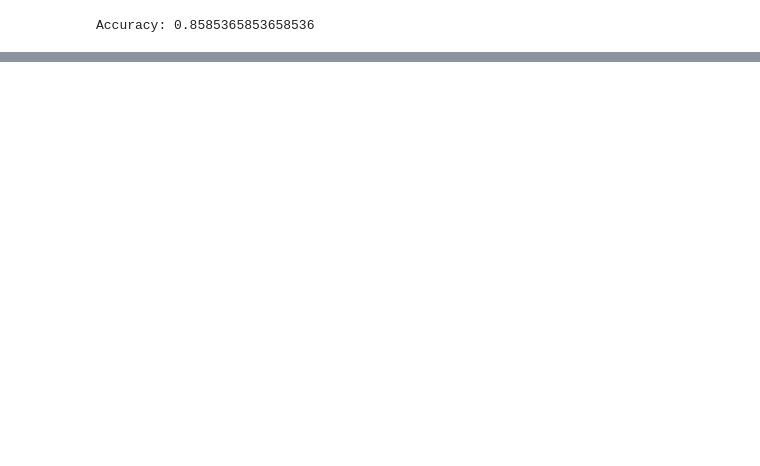
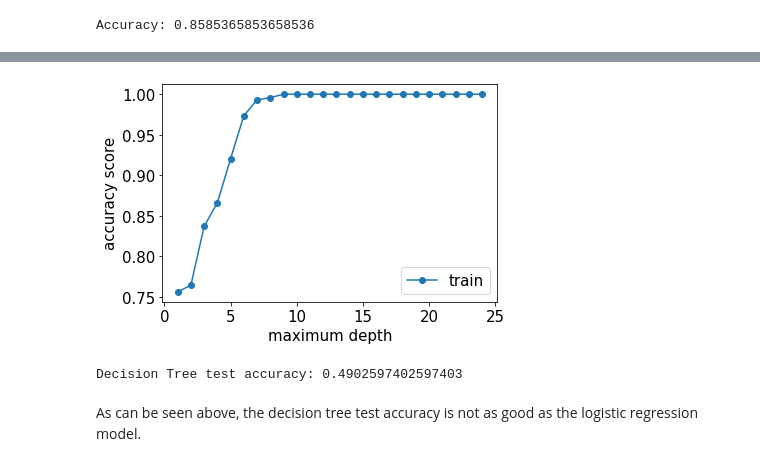
Before and after one commit to puneetsran/supervised_learning_project, a Jupyter notebook: supervised_learning_project.ipynb, the cells around one changed output, grey strips where cells are left out. Drawn from its saved outputs; the diff is of its cells as text; code cells hidden in the pictures; blank space fills up the shorter version.

```diff
--- a/supervised_learning_project.ipynb
+++ b/supervised_learning_project.ipynb
@@ -426,0 +479,49 @@ plt.show()
+# %%
+# Scale data
+from sklearn.preprocessing import StandardScaler
+
+# instantiate it
+scaler = StandardScaler()
+
+# Fit it on the training data
+scaler.fit(X_train)
+
+# Transform
+X_train_s = scaler.transform(X_train)
+X_test_s = scaler.transform(X_test)
+# %%
+# decision tree model
+from sklearn.tree import DecisionTreeClassifier
+
+# Define range of hyperparameter values
+depth_values = range(1,25)
+
+train_scores = []
+
+for d in depth_values:
+
+    # Instnatiate & fit a model
+    dt = DecisionTreeClassifier(max_depth=d)
+    dt.fit(X_train_s, y_train)
+
+    # Evaluate on train & validation
+    train_scores.append(dt.score(X_train_s, y_train))
+# %%
+plt.figure()
+plt.plot(depth_values, train_scores, label='train', marker='o')
+plt.xlabel('maximum depth')
+plt.ylabel('accuracy score')
+plt.legend()
+plt.show()
+# %% [output]
+[figure, added]
+# %%
+# re-fit models
+# Fit optimized DT
+dt_opt = DecisionTreeClassifier(max_depth = 2)
+dt_opt.fit(X_train_s, y_train)
+print('Decision Tree test accuracy:', dt_opt.score(X_test, y_test))
+# %% [output]
+Decision Tree test accuracy: 0.4902597402597403
+# %% [markdown]
+As can be seen above, the decision tree test accuracy is not as good as the logistic regression model.
```
Also changed, not shown: parts of 32 cells of this notebook, 7 other files.
